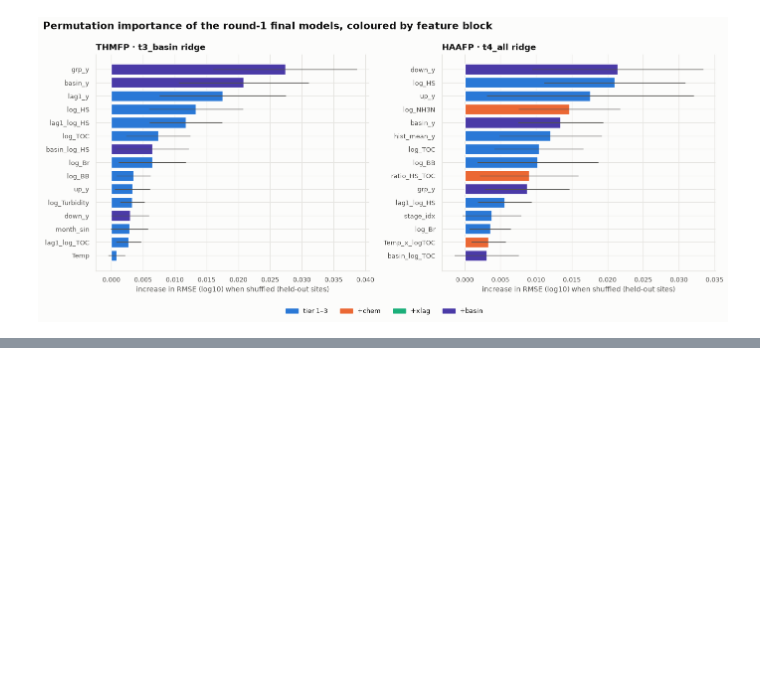
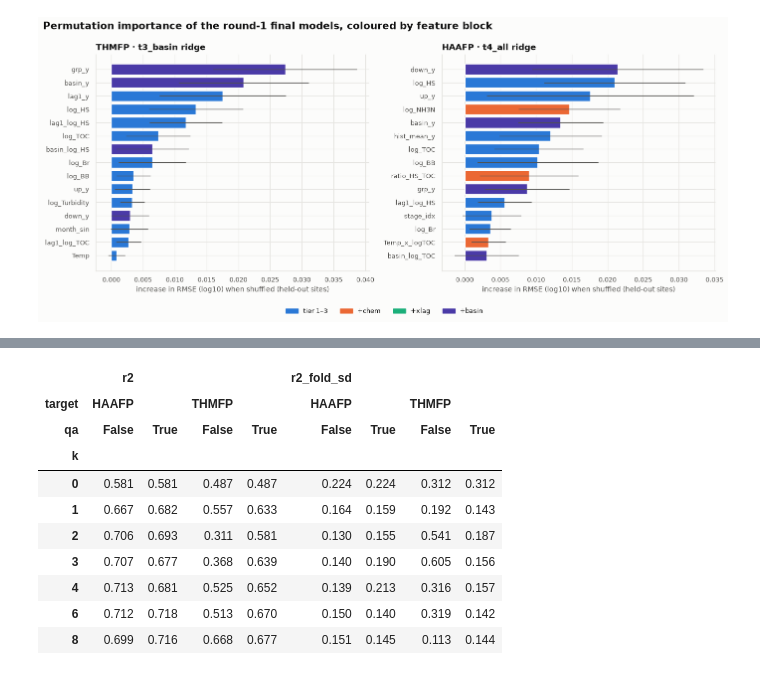
Before and after one commit to thanhtrunghuynh93/Korean_river, a Jupyter notebook: notebooks/modeling.ipynb, the cells around one changed output, grey strips where cells are left out. Drawn from its saved outputs; the diff is of its cells as text; code cells hidden in the pictures; blank space fills up the shorter version.

```diff
--- a/notebooks/modeling.ipynb
+++ b/notebooks/modeling.ipynb
@@ -439,0 +447,17 @@ See `reports/modeling_findings.md` §6.
+# %%
+sent = pd.read_csv(R / "sentinel_summary.csv")
+sent_choice = pd.read_csv(R / "sentinel_choices.csv")
+sent["qa"] = sent["qa"].astype(str).str.lower() == "true"; sent_choice["qa"] = sent_choice["qa"].astype(str).str.lower() == "true"
+sent.pivot_table(index="k", columns=["target", "qa"], values=["r2", "r2_fold_sd"]).round(3)
+# %% [output]
+|  | r2 |  |  |  | r2_fold_sd |  |  |  |
+| target | HAAFP |  | THMFP |  | HAAFP |  | THMFP |  |
+| qa | False | True | False | True | False | True | False | True |
+| k |  |  |  |  |  |  |  |  |
+| 0 | 0.581 | 0.581 | 0.487 | 0.487 | 0.224 | 0.224 | 0.312 | 0.312 |
+| 1 | 0.667 | 0.682 | 0.557 | 0.633 | 0.164 | 0.159 | 0.192 | 0.143 |
+| 2 | 0.706 | 0.693 | 0.311 | 0.581 | 0.130 | 0.155 | 0.541 | 0.187 |
+| 3 | 0.707 | 0.677 | 0.368 | 0.639 | 0.140 | 0.190 | 0.605 | 0.156 |
+| 4 | 0.713 | 0.681 | 0.525 | 0.652 | 0.139 | 0.213 | 0.316 | 0.157 |
+| 6 | 0.712 | 0.718 | 0.513 | 0.670 | 0.150 | 0.140 | 0.319 | 0.142 |
+| 8 | 0.699 | 0.716 | 0.668 | 0.677 | 0.151 | 0.145 | 0.113 | 0.144 |
```
Also changed, not shown: parts of 16 cells of this notebook, 5 other files.
